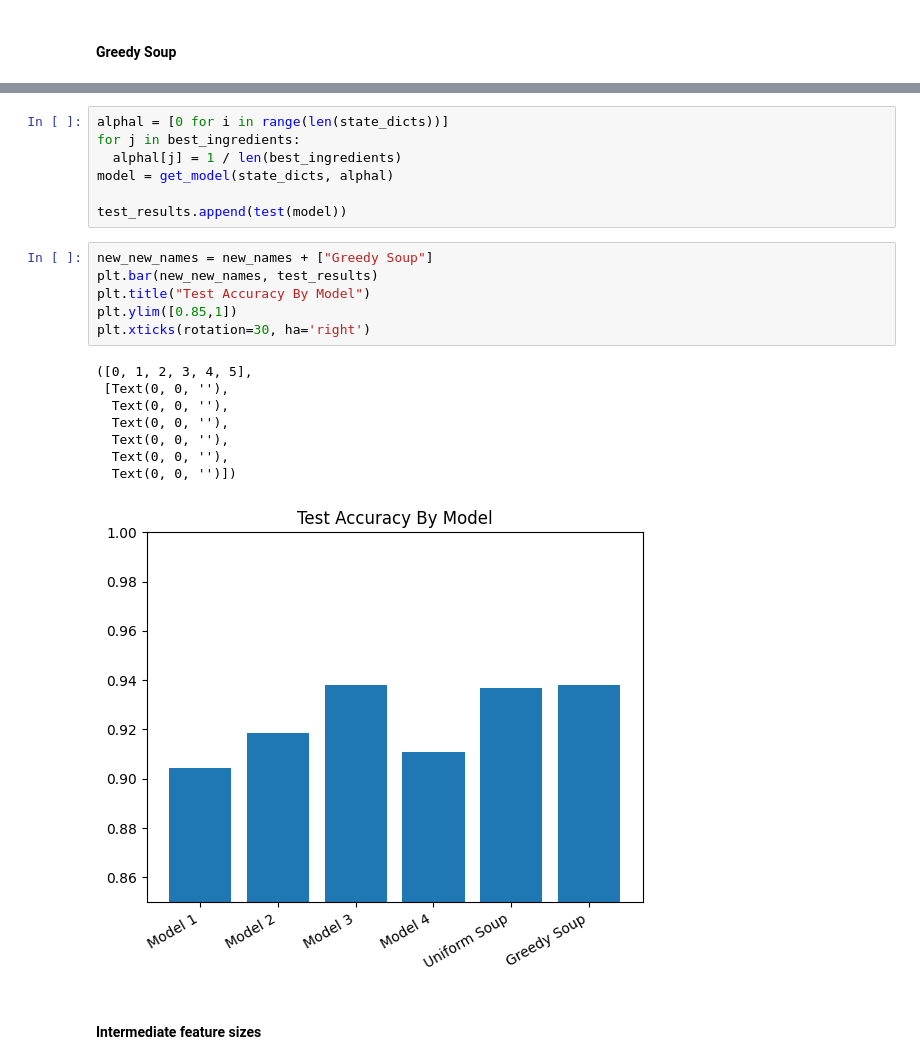
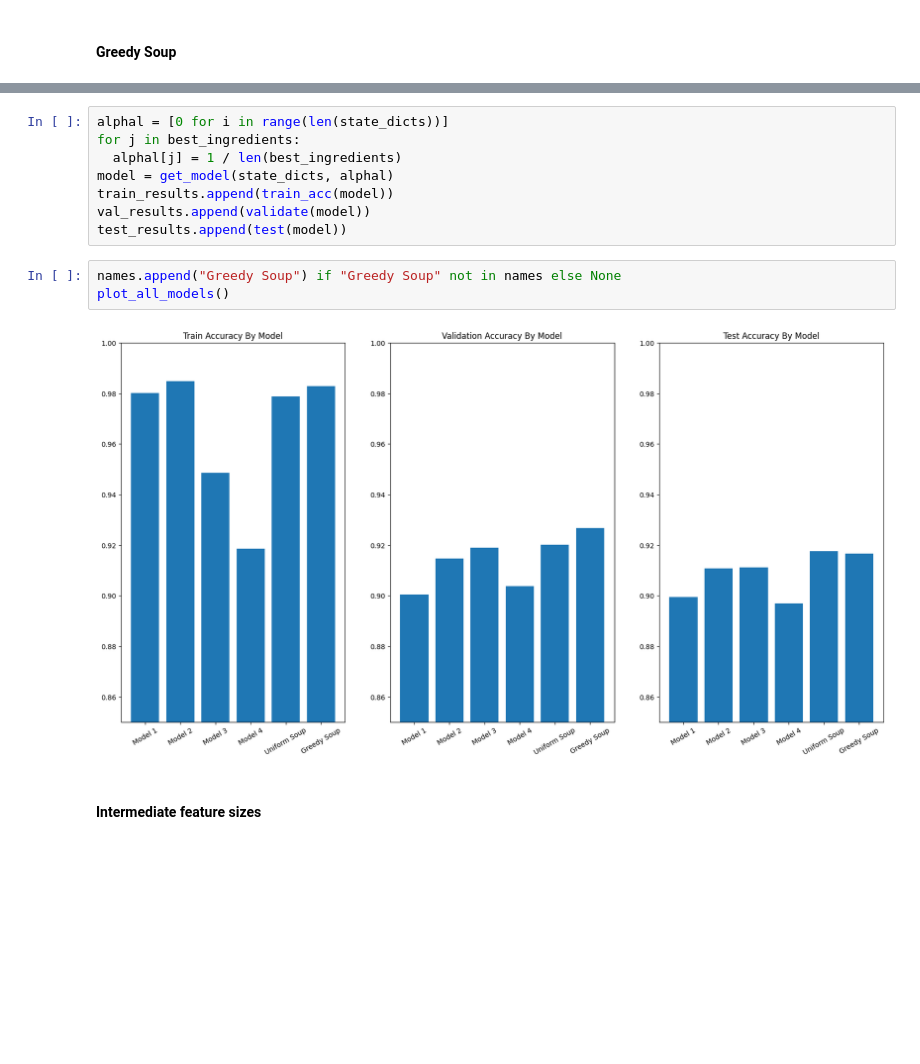
Before and after one commit to jakob-bjorner/hoffman_group_vision_transformer_soup, a Jupyter notebook: Vision_Transformer_AugReg_greedy_soup_v1.ipynb, the cells around one changed output, grey strips where cells are left out. Saved outputs shown, nothing was run; the diff lists cells and outputs as text; blank space fills up the shorter version.

```diff
--- a/Vision_Transformer_AugReg_greedy_soup_v1.ipynb
+++ b/Vision_Transformer_AugReg_greedy_soup_v1.ipynb
@@ -733,23 +719,14 @@ alphal = [0 for i in range(len(state_dicts))]
 for j in best_ingredients:
   alphal[j] = 1 / len(best_ingredients)
 model = get_model(state_dicts, alphal)
-
+train_results.append(train_acc(model))
+val_results.append(validate(model))
 test_results.append(test(model))
-# %%
-new_new_names = new_names + ["Greedy Soup"]
-plt.bar(new_new_names, test_results)
-plt.title("Test Accuracy By Model")
-plt.ylim([0.85,1])
-plt.xticks(rotation=30, ha='right')
-# %% [output]
-([0, 1, 2, 3, 4, 5],
- [Text(0, 0, ''),
-  Text(0, 0, ''),
-  Text(0, 0, ''),
-  Text(0, 0, ''),
-  Text(0, 0, ''),
-  Text(0, 0, '')])
-[figure, removed]
+# %%
+names.append("Greedy Soup") if "Greedy Soup" not in names else None
+plot_all_models()
+# %% [output]
+[figure, added]
 # %% [markdown]
 #### Intermediate feature sizes
 # %%
```
Also changed, not shown: parts of 35 cells of this notebook, 3 other files.
